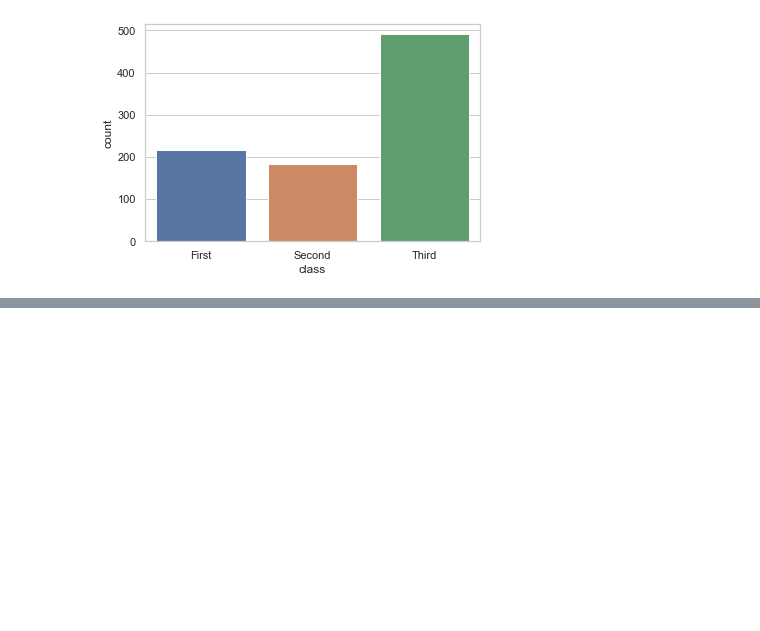
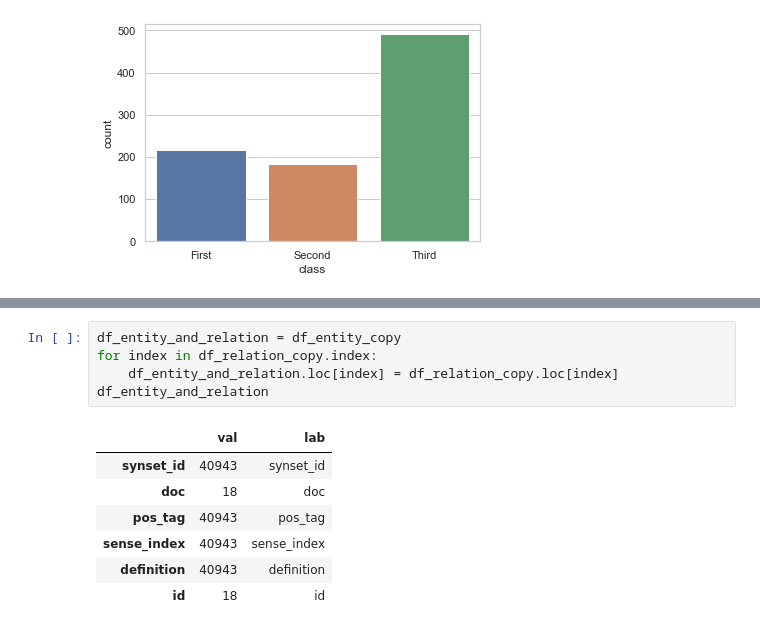
Before and after one commit to xhosaBoy/hyper-neural-tensorfactorisation, a Jupyter notebook: notebooks/WN18.ipynb, the cells around one changed output, grey strips where cells are left out. Drawn from its saved outputs; the diff is of its cells as text; blank space fills up the shorter version.

```diff
--- a/notebooks/WN18.ipynb
+++ b/notebooks/WN18.ipynb
@@ -154,0 +172,13 @@ ax = df.plot.bar(x='lab', y='val', rot=0)
+# %%
+df_entity_and_relation = df_entity_copy
+for index in df_relation_copy.index:
+    df_entity_and_relation.loc[index] = df_relation_copy.loc[index]
+df_entity_and_relation
+# %% [output]
+|  | val | lab |
+| synset_id | 40943 | synset_id |
+| doc | 18 | doc |
+| pos_tag | 40943 | pos_tag |
+| sense_index | 40943 | sense_index |
+| definition | 40943 | definition |
+| id | 18 | id |
```
Also changed, not shown: parts of 23 cells of this notebook.
